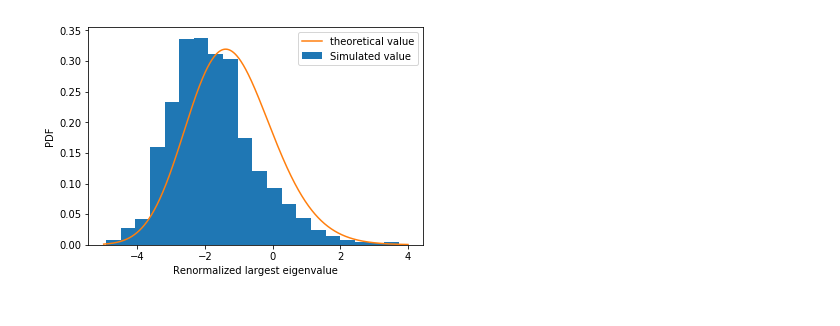
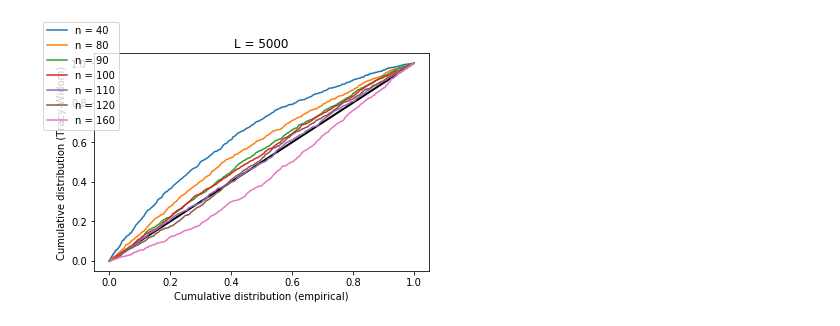
Before and after one commit to frederic-michaud/medeas_simulation, a Jupyter notebook: single_population/plot_tracy_widom.ipynb, the cells around one changed output. Drawn from its saved outputs; the diff is of its cells as text; code cells hidden in the pictures.

Commit message:
Plotting result from Patterson (p-p value of Tracy Widom for single population) for their parameters set and related parameter set. Using #f86d7f4adfbed47695fdb091859b49ba96e52f7a

```diff
--- a/single_population/plot_tracy_widom.ipynb
+++ b/single_population/plot_tracy_widom.ipynb
@@ -7,6 +9,6 @@ import scipy.stats
 # %%
 simulation_subfolder1 = "single_population"
-simulation_subfolder2 = "tracy_widom"
+simulation_subfolder2 = "tracy_widom_patterson"
 current_folder = os.getcwd()
 home_folder = os.path.split(current_folder)[0]
 simulation_subfolder = os.path.join(home_folder,simulation_subfolder1,simulation_subfolder2)
@@ -18,15 +51,22 @@ L=1000
 # %%
-input_files = open(os.path.join(simulation_subfolder,"L_1000/tracy_widom.dat"),"r")
-tws = []
-for line in input_files:
-    tw = line.split(" ")[4]
-    tws.append(float(tw))
-plt.hist(tws,20,normed=1,label = "Simulated value")
-tw_distrib = np.loadtxt(os.path.join(simulation_subfolder,"tracy_widom_pdf.dat"))
-plt.plot(tw_distrib[:,0],tw_distrib[:,1],label = "theoretical value")
-plt.xlabel("Renormalized largest eigenvalue")
-plt.ylabel("PDF")
-plt.legend()
-plt.savefig(os.path.join(simulation_subfolder,"tracy_widom.pdf"))
+ns = [40,80,90,100,110,120,160]
+L=5000
+plt.plot([0,1],[0,1],c = "black",lw = 2)
+for n in ns:
+    input_files = open(os.path.join(simulation_subfolder,f'L_{L}n_{n}/tracy_widom.dat'),"r")
+    tws = []
+    for line in input_files:
+        tw = line.split(" ")[4]
+        tws.append(float(tw))
+    tws = np.array(tws)
+    tw_distrib = np.loadtxt(os.path.join(home_folder,simulation_subfolder1,"tracy_widom_pdf.dat"))
+    tws = np.array(tws)
+    cumulative = [sum(tws<x)/len(tws) for x in tw_distrib[:,0]]
+    plt.plot(np.cumsum(tw_distrib[:,1])/100,cumulative,label = f'n = {n}')
+plt.figlegend(loc = "upper left")
+plt.title(f'L = {L}')
+plt.xlabel("Cumulative distribution (empirical)")
+plt.ylabel("Cumulative distribution (Tracy-Widom)")
+plt.savefig(os.path.join(simulation_subfolder,"Tracy-Widom_various_n.pdf"))
 # %% [output]
-[figure, old version]
+[figure, new version]
```
Also changed, not shown: parts of 12 cells of this notebook, 24 other files.
